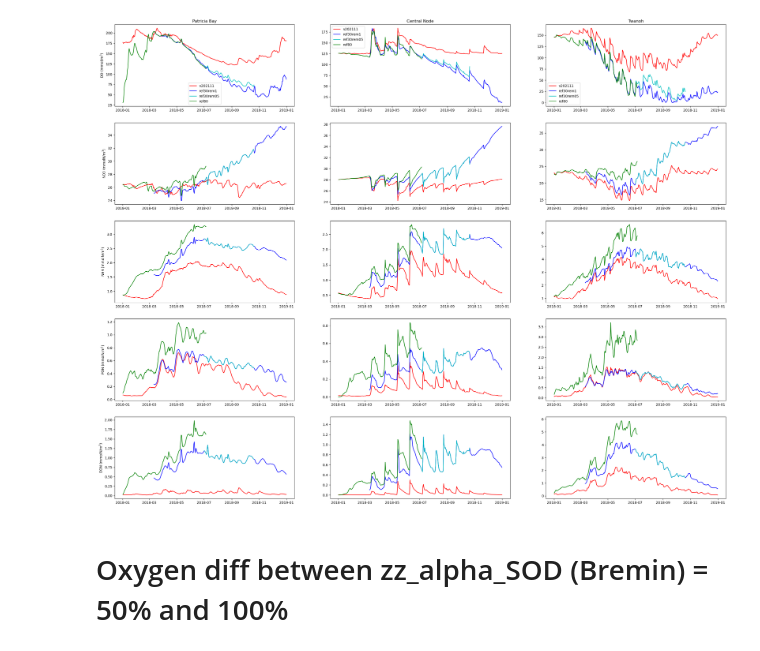
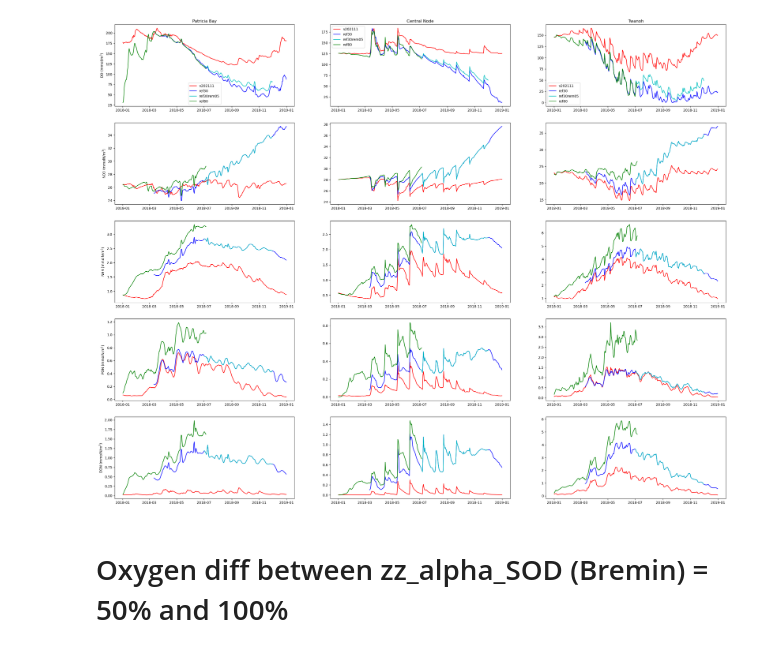
Before and after one commit to SalishSeaCast/analysis-abdoul, a Jupyter notebook: notebooks/salishsea_oxy/oxygen_analysis/O2_botTimeSeries_v202111VSPref30VSPref80PONtoDON.ipynb, the cells around one changed output. Cells and saved outputs as stored; diff of their text form; code cells hidden in the pictures.

```diff
--- a/notebooks/salishsea_oxy/oxygen_analysis/O2_botTimeSeries_v202111VSPref30VSPref80PONtoDON.ipynb
+++ b/notebooks/salishsea_oxy/oxygen_analysis/O2_botTimeSeries_v202111VSPref30VSPref80PONtoDON.ipynb
@@ -44,9 +58,9 @@ for alpha in range(0, 4):
         colors = 'c'
         labels = 'ref30rem05'
         smonth = 7
-        emonth = 10
+        emonth = 11
         startdate = arrow.get(syear, smonth, 1)
-        enddate = arrow.get(eyear, emonth, 25)
+        enddate = arrow.get(eyear, emonth, 30)
     else:
         dir = '/ocean/sallen/timbucktwo/oxygen_Pref80/'
         colors = 'g'
@@ -114,4 +128,4 @@ for alpha in range(0, 4):
-[figure, old version]
+[figure, new version]
 # %% [markdown]
 # Oxygen diff between zz_alpha_SOD (Bremin) = 50% and 100%
 # %%
```
Also changed, not shown: parts of 8 cells of this notebook.
